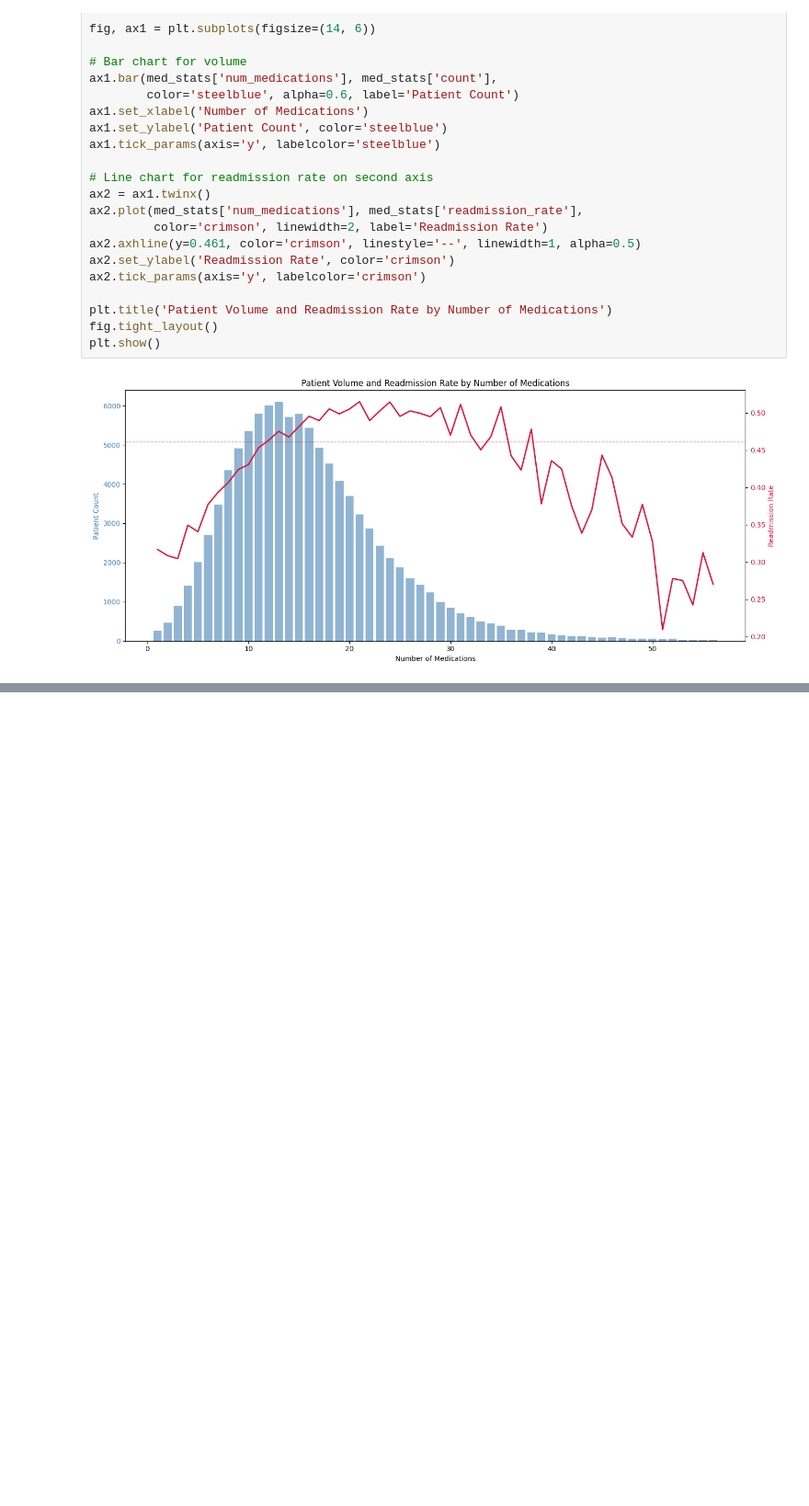
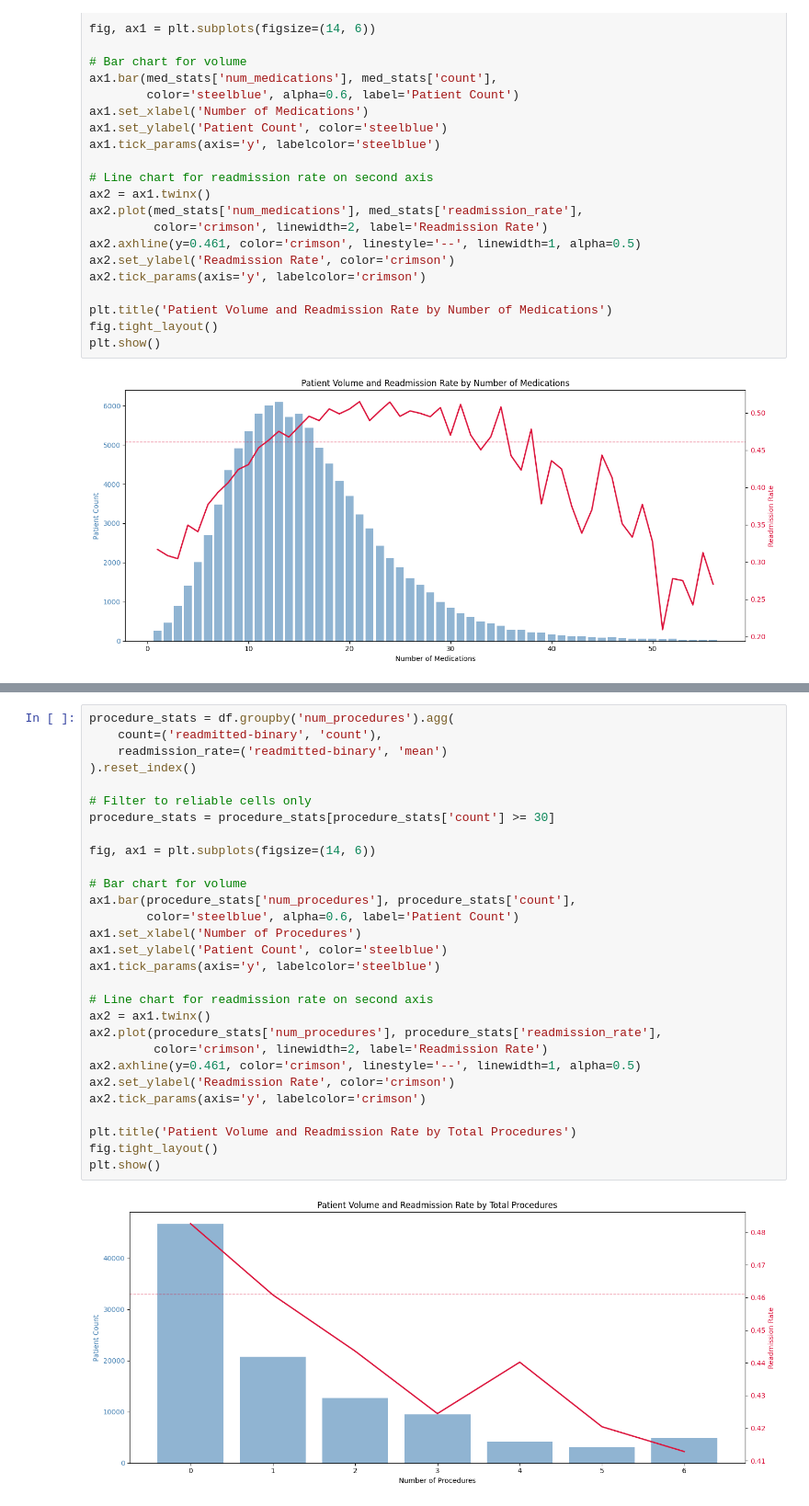
Before and after one commit to aboltonbsb/diabetes-readmission-predictor, a Jupyter notebook: notebooks/02_EDA.ipynb, the cells around one changed output, grey strips where cells are left out. Shown at 92% size. Cells and saved outputs as stored; diff of their text form; blank space fills up the shorter version.

```diff
--- a/notebooks/02_EDA.ipynb
+++ b/notebooks/02_EDA.ipynb
@@ -564,0 +641,31 @@ Name: readmitted-binary, dtype: float64
+# %%
+procedure_stats = df.groupby('num_procedures').agg(
+    count=('readmitted-binary', 'count'),
+    readmission_rate=('readmitted-binary', 'mean')
+).reset_index()
+
+# Filter to reliable cells only
+procedure_stats = procedure_stats[procedure_stats['count'] >= 30]
+
+fig, ax1 = plt.subplots(figsize=(14, 6))
+
+# Bar chart for volume
+ax1.bar(procedure_stats['num_procedures'], procedure_stats['count'],
+        color='steelblue', alpha=0.6, label='Patient Count')
+ax1.set_xlabel('Number of Procedures')
+ax1.set_ylabel('Patient Count', color='steelblue')
+ax1.tick_params(axis='y', labelcolor='steelblue')
+
+# Line chart for readmission rate on second axis
+ax2 = ax1.twinx()
+ax2.plot(procedure_stats['num_procedures'], procedure_stats['readmission_rate'],
+         color='crimson', linewidth=2, label='Readmission Rate')
+ax2.axhline(y=0.461, color='crimson', linestyle='--', linewidth=1, alpha=0.5)
+ax2.set_ylabel('Readmission Rate', color='crimson')
+ax2.tick_params(axis='y', labelcolor='crimson')
+
+plt.title('Patient Volume and Readmission Rate by Total Procedures')
+fig.tight_layout()
+plt.show()
+# %% [output]
+[figure, added]
```
Also changed, not shown: parts of 10 cells of this notebook.
